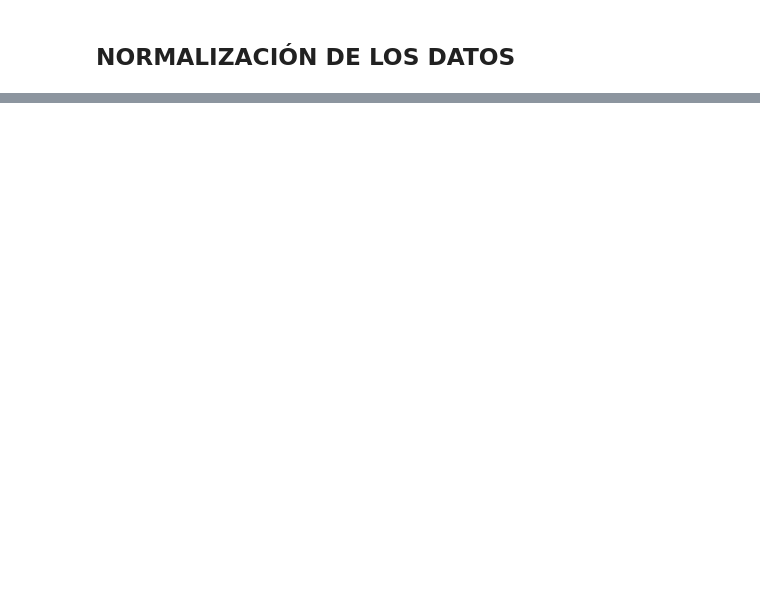
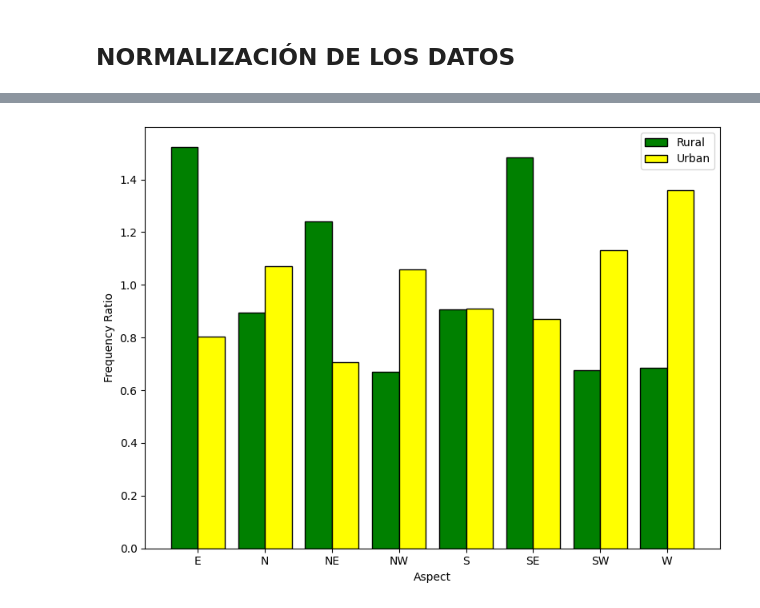
Before and after one commit to edieraristizabal/PAPER_RainfallLandslides_Vdea, a Jupyter notebook: CODE/spatial_analysis/boxplot.ipynb, the cells around one changed output, grey strips where cells are left out. Cells and saved outputs as stored; diff of their text form; code cells hidden in the pictures; blank space fills up the shorter version.

```diff
--- a/CODE/spatial_analysis/boxplot.ipynb
+++ b/CODE/spatial_analysis/boxplot.ipynb
@@ -4,7 +4,7 @@ import matplotlib.pyplot as plt
 import seaborn as sns
 
 # Load the 'sampled' layer from the GeoPackage
-gpk_file_path = '../DATA/landslides/Geohazard_RS.gpkg'  # Update with your file path
+gpk_file_path = '../../DATA/landslides/Geohazard_RS.gpkg'  # Update with your file path
 sampled_gdf = gpd.read_file(gpk_file_path, layer='sampled')
 
 # Modify 'urban1' values: replace 1 with 'Urban' and 2 with 'Rural'
@@ -46,7 +46,7 @@ for i, (var, ylabel) in enumerate(zip(columns_to_plot, y_labels_with_units)):
 # Adjust layout to avoid overlap
 plt.tight_layout()
 
-plt.savefig('../FIGURES/urban-rural.png', dpi=500, bbox_inches = "tight")
+plt.savefig('../../FIGURES/urban-rural.png', dpi=500, bbox_inches = "tight")
 plt.show()
 # %% [output]
 Passing `palette` without assigning `hue` is deprecated and will be removed in v0.14.0. Assign the `x` variable to `hue` and set `legend=False` for the same effect.
@@ -402,6 +450,7 @@ merged_elev['freq_ratio_norm'] = merged_elev['frequency_ratio'] / merged_elev['s
 # %%
 import matplotlib.pyplot as plt
 import numpy as np
+import seaborn as sns
 
 def plot_frequency_ratio_bar(
     df,
@@ -453,21 +502,23 @@ def plot_frequency_ratio_bar(
     rural_values = pivot_df[0].values
     urban_values = pivot_df[1].values
 
+    palette={'Urban': 'yellow', 'Rural': 'green'}
+
     # Creamos la figura y eje
     fig, ax = plt.subplots(figsize=(8, 6))
 
     # Dibujamos las barras
-    ax.bar(X - width/2, rural_values, width=width, label='Rural')
-    ax.bar(X + width/2, urban_values, width=width, label='Urban')
+    ax.bar(X - width/2, rural_values, width=width, label='Rural', color=palette['Rural'], edgecolor='black', linewidth=1)
+    ax.bar(X + width/2, urban_values, width=width, label='Urban', color=palette['Urban'], edgecolor='black', linewidth=1)
 
     # Etiquetas del eje X
     ax.set_xticks(X)
-    ax.set_xticklabels(x_labels, rotation=45, ha='right')
+    ax.set_xticklabels(x_labels, rotation=0, ha='center')
 
     # Etiquetas y título en inglés
     ax.set_ylabel('Frequency Ratio')
     ax.set_xlabel(category_name)
-    ax.set_title(f'Frequency Ratio by {category_name}')
+    #ax.set_title(f'Frequency Ratio by {category_name}')
     ax.legend()
 
     # Ajuste para que no se corten las etiquetas
@@ -484,11 +537,13 @@ plot_frequency_ratio_bar(
 # %%
 plot_frequency_ratio_bar(
     df=merged_aspect,
     category_col='aspect_bin',
     freq_col='frequency_ratio',
     urban_col='urban',
-    category_name='Slope Bins (°)'
+    category_name='Aspect'
 )
+# %% [output]
+[figure, added]
 # %%
 plot_frequency_ratio_bar(
     df=merged_elev,
```
Also changed, not shown: parts of 9 cells of this notebook, 1 other file.
